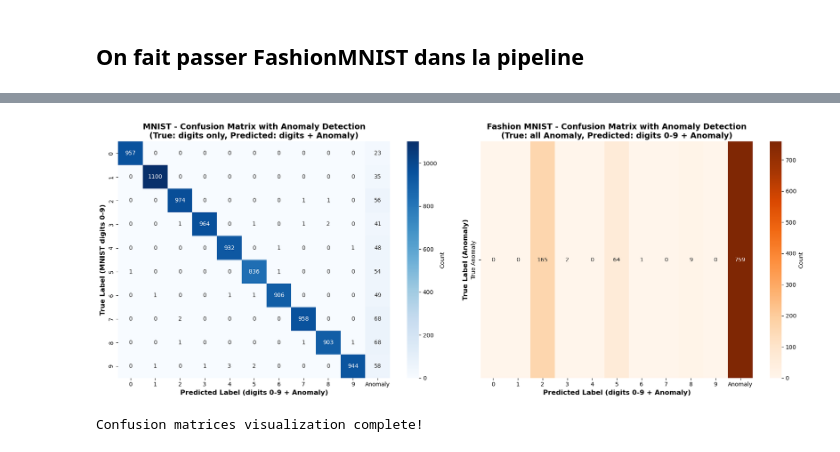
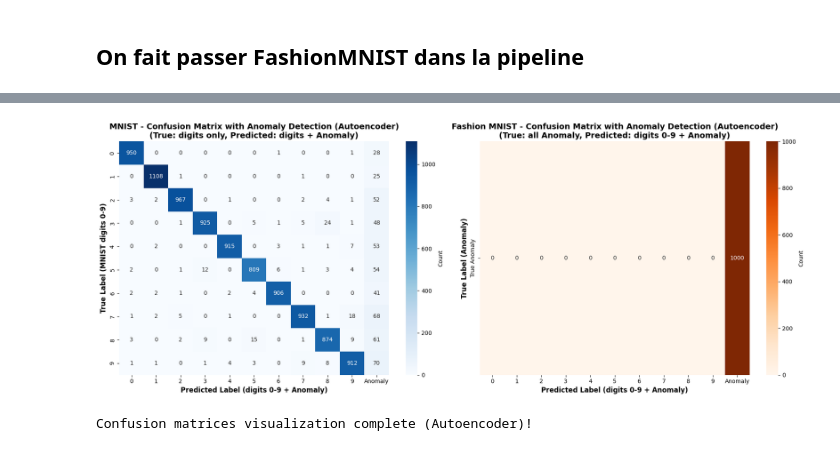
Before and after one commit to francois-thievon/MosAIk, a Jupyter notebook: demonstration/incertitude_MLP_AE.ipynb, the cells around one changed output, grey strips where cells are left out. Drawn from its saved outputs; the diff is of its cells as text; code cells hidden in the pictures.

```diff
--- a/demonstration/incertitude_MLP_AE.ipynb
+++ b/demonstration/incertitude_MLP_AE.ipynb
@@ -2071,34 +2065,43 @@ Where: epistemic_norm = (epistemic - -0.000) / 2.210
        aleatoric_norm = (aleatoric - 0.000) / 1.000
 # %%
+# Create confusion matrices for Autoencoder section
+# MNIST confusion matrix
+cm_mnist_full_ae = confusion_matrix(y_test, y_pred_with_anomaly_mnist, labels=range(11))
+cm_mnist_anom_ae = cm_mnist_full_ae[:-1, :]  # Extract rows 0-9 (digits only, excluding anomaly row)
+
+# Fashion MNIST confusion matrix
+cm_fmnist_full_ae = confusion_matrix(y_fashion_true_anomaly, y_pred_with_anomaly_fmnist, labels=range(11))
+cm_fmnist_anom_ae = cm_fmnist_full_ae[-1:, :]  # Extract row 10 (anomaly row only)
+
 # Visualize confusion matrices as heatmaps
 fig, axes = plt.subplots(1, 2, figsize=(18, 7))
 
 # MNIST heatmap (10 rows for true digits, 11 columns for predictions)
-sns.heatmap(cm_mnist_anom, annot=True, fmt='d', cmap='Blues',
+sns.heatmap(cm_mnist_anom_ae, annot=True, fmt='d', cmap='Blues',
             xticklabels=class_names_with_anomaly,
             yticklabels=class_names_digits,
             cbar_kws={'label': 'Count'},
             ax=axes[0])
-axes[0].set_title('MNIST - Confusion Matrix with Anomaly Detection\n(True: digits only, Predicted: digits + Anomaly)',
+axes[0].set_title('MNIST - Confusion Matrix with Anomaly Detection (Autoencoder)\n(True: digits only, Predicted: digits + Anomaly)',
                   fontsize=14, fontweight='bold')
 axes[0].set_ylabel('True Label (MNIST digits 0-9)', fontsize=12, fontweight='bold')
 axes[0].set_xlabel('Predicted Label (digits 0-9 + Anomaly)', fontsize=12, fontweight='bold')
 
 # Fashion MNIST heatmap (1 row for Anomaly true label, 11 columns for predictions)
-sns.heatmap(cm_fmnist_anom, annot=True, fmt='d', cmap='Oranges',
+sns.heatmap(cm_fmnist_anom_ae, annot=True, fmt='d', cmap='Oranges',
             xticklabels=class_names_with_anomaly,
             yticklabels=['True Anomaly'],
             cbar_kws={'label': 'Count'},
             ax=axes[1])
-axes[1].set_title('Fashion MNIST - Confusion Matrix with Anomaly Detection\n(True: all Anomaly, Predicted: digits 0-9 + Anomaly)',
+axes[1].set_title('Fashion MNIST - Confusion Matrix with Anomaly Detection (Autoencoder)\n(True: all Anomaly, Predicted: digits 0-9 + Anomaly)',
                   fontsize=14, fontweight='bold')
 axes[1].set_ylabel('True Label (Anomaly)', fontsize=12, fontweight='bold')
 axes[1].set_xlabel('Predicted Label (digits 0-9 + Anomaly)', fontsize=12, fontweight='bold')
 
 plt.tight_layout()
 plt.show()
 
-print("Confusion matrices visualization complete!")
+print("Confusion matrices visualization complete (Autoencoder)!")
 # %% [output]
-[figure, old version]
+[figure, new version]
-Confusion matrices visualization complete!
+Confusion matrices visualization complete (Autoencoder)!
```
Also changed, not shown: parts of 26 cells of this notebook.
